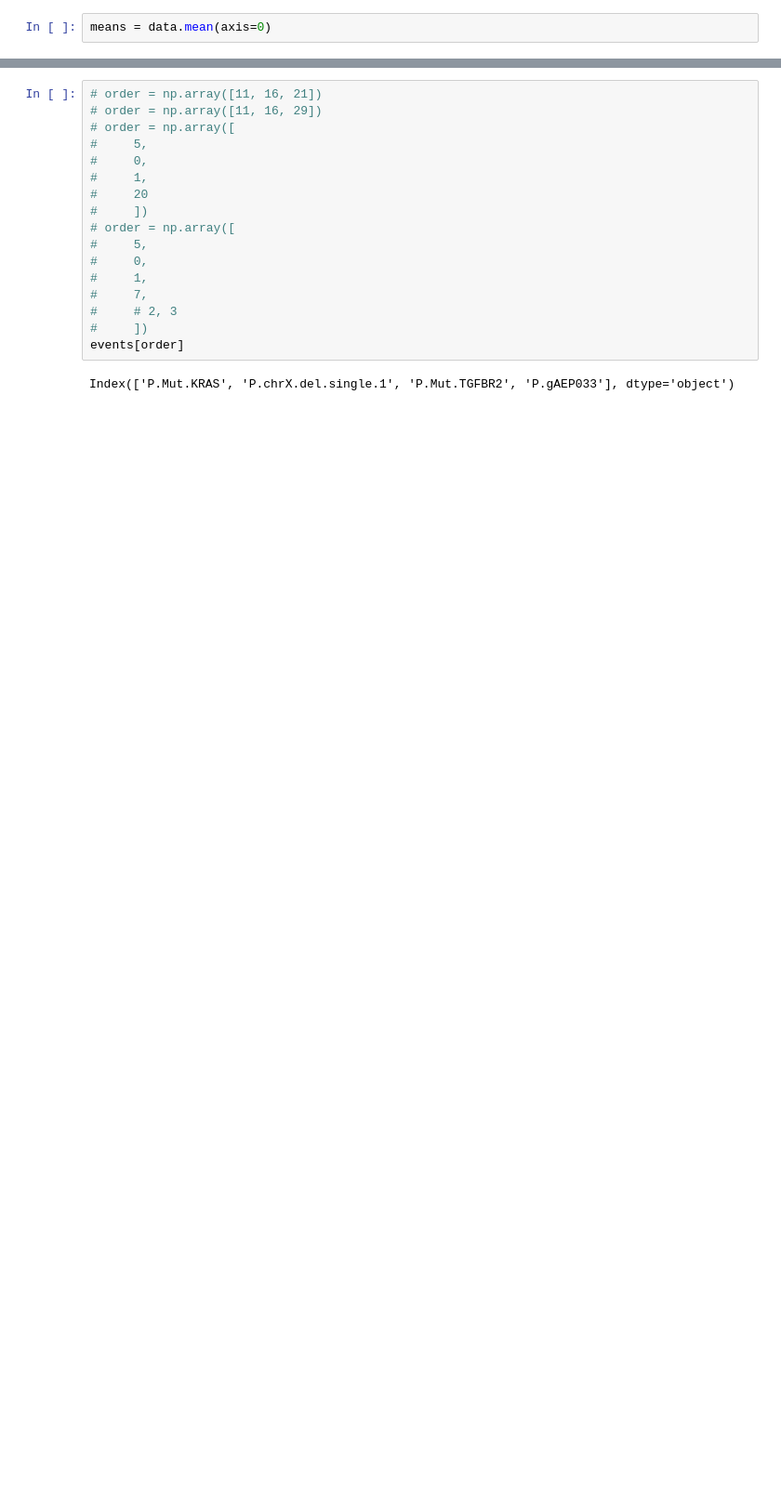
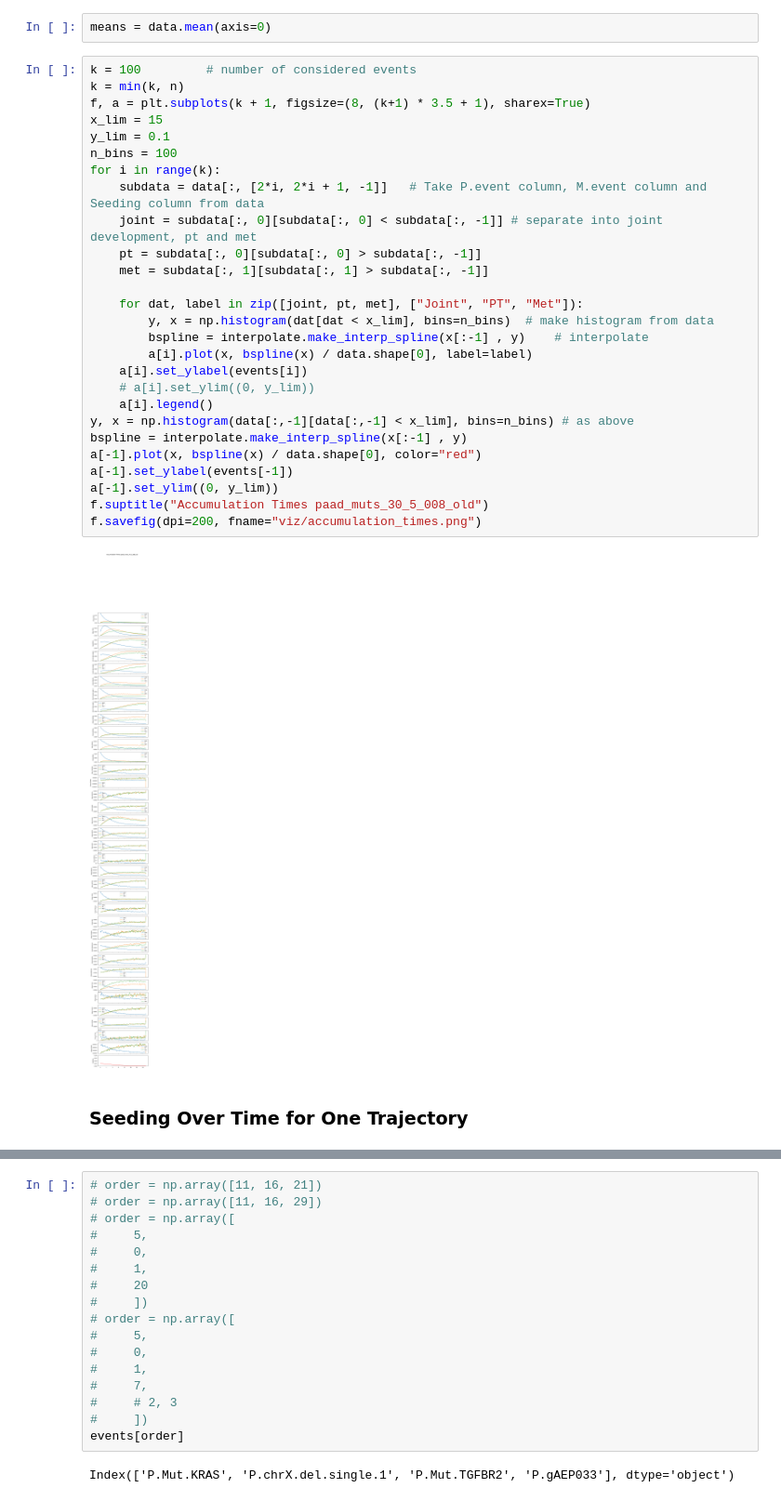
Before and after one commit to cbg-ethz/metMHN, a Jupyter notebook: simulations.ipynb, the cells around one changed output, grey strips where cells are left out. Shown at 93% size. Cells and saved outputs as stored; diff of their text form; blank space fills up the shorter version.

```diff
--- a/simulations.ipynb
+++ b/simulations.ipynb
@@ -36,4 +42,35 @@ f.savefig(dpi=200, fname="viz/accumulation_times.png")
 # %%
 means = data.mean(axis=0)
+# %%
+k = 100         # number of considered events
+k = min(k, n)
+f, a = plt.subplots(k + 1, figsize=(8, (k+1) * 3.5 + 1), sharex=True)
+x_lim = 15
+y_lim = 0.1
+n_bins = 100
+for i in range(k):
+    subdata = data[:, [2*i, 2*i + 1, -1]]   # Take P.event column, M.event column and Seeding column from data
+    joint = subdata[:, 0][subdata[:, 0] < subdata[:, -1]] # separate into joint development, pt and met
+    pt = subdata[:, 0][subdata[:, 0] > subdata[:, -1]]
+    met = subdata[:, 1][subdata[:, 1] > subdata[:, -1]]
+
+    for dat, label in zip([joint, pt, met], ["Joint", "PT", "Met"]):
+        y, x = np.histogram(dat[dat < x_lim], bins=n_bins)  # make histogram from data
+        bspline = interpolate.make_interp_spline(x[:-1] , y)    # interpolate
+        a[i].plot(x, bspline(x) / data.shape[0], label=label)
+    a[i].set_ylabel(events[i])
+    # a[i].set_ylim((0, y_lim))
+    a[i].legend()
+y, x = np.histogram(data[:,-1][data[:,-1] < x_lim], bins=n_bins) # as above
+bspline = interpolate.make_interp_spline(x[:-1] , y)
+a[-1].plot(x, bspline(x) / data.shape[0], color="red")
+a[-1].set_ylabel(events[-1])
+a[-1].set_ylim((0, y_lim))
+f.suptitle("Accumulation Times paad_muts_30_5_008_old")
+f.savefig(dpi=200, fname="viz/accumulation_times.png")
+# %% [output]
+[figure, added]
+# %% [markdown]
+### Seeding Over Time for One Trajectory
 # %%
 metMHN = model.MetMHN(log_theta=log_theta, tau1=tau1, tau2=tau2, events=events)
```
Also changed, not shown: parts of 4 cells of this notebook, 3 other files.
